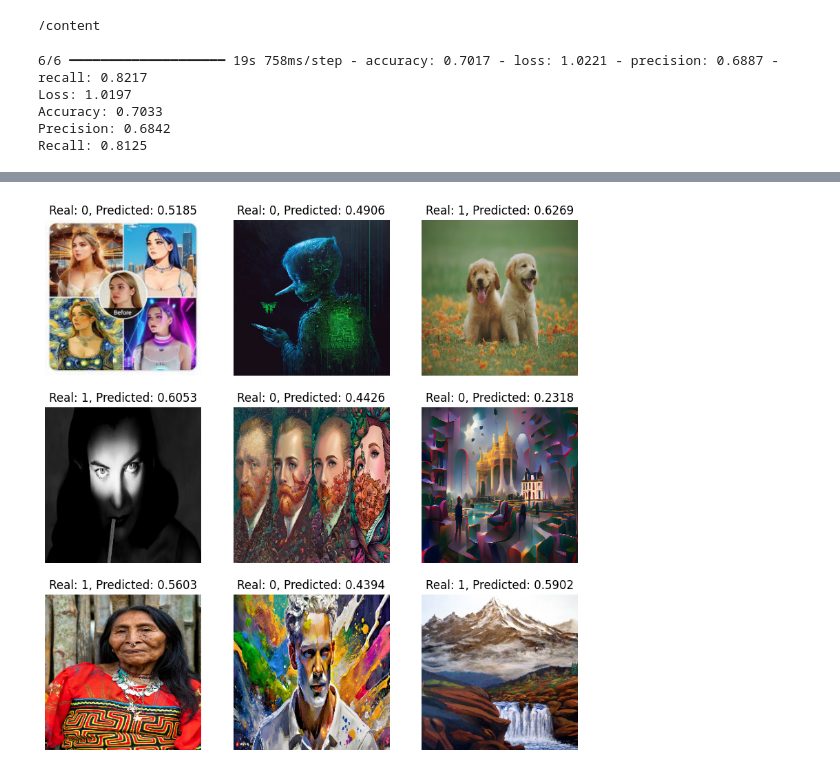
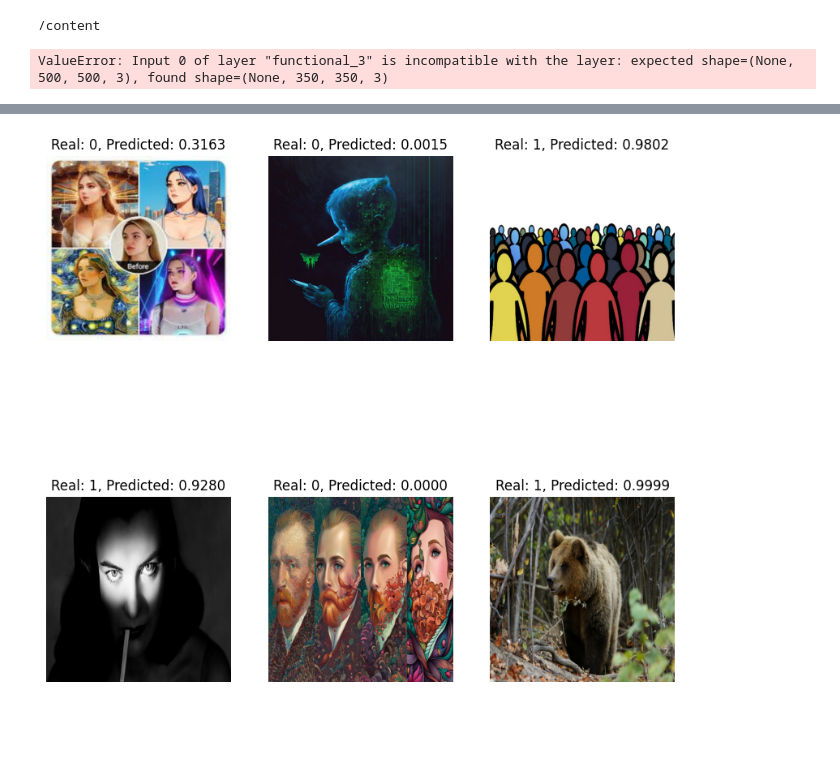
Before and after one commit to Morfinic/PWR_1_st.2_UM, a Jupyter notebook: P2.ipynb, the cells around one changed output, grey strips where cells are left out. Saved outputs shown, nothing was run; the diff lists cells and outputs as text; code cells hidden in the pictures; blank space fills up the shorter version.

```diff
--- a/P2.ipynb
+++ b/P2.ipynb
@@ -47,8 +47,8 @@ Devices:  [PhysicalDevice(name='/physical_device:CPU:0', device_type='CPU'), Phy
 # %%
 datasetPath = "/content/kaggle"
 
-imgDim = (250, 250)
-batchSize = 16
+imgDim = (350, 350)
+batchSize = 4
 
 dataset = tf.keras.utils.image_dataset_from_directory(
     datasetPath,
@@ -238,16 +240,12 @@ print(f"Accuracy: {val_accuracy:.4f}")
 print(f"Precision: {val_precision:.4f}")
 print(f"Recall: {val_recall:.4f}")
 # %% [output]
-6/6 ━━━━━━━━━━━━━━━━━━━━ 19s 758ms/step - accuracy: 0.7017 - loss: 1.0221 - precision: 0.6887 - recall: 0.8217
-Loss: 1.0197
-Accuracy: 0.7033
-Precision: 0.6842
-Recall: 0.8125
+ValueError: Input 0 of layer "functional_3" is incompatible with the layer: expected shape=(None, 500, 500, 3), found shape=(None, 350, 350, 3)
 # %%
 plt.figure(figsize=(10, 10))
 for images, labels in trainingSet.take(1):
-    for i in range(9):
-        ax = plt.subplot(3, 3, i + 1)
+    for i in range(6):
+        ax = plt.subplot(2, 3, i + 1)
         plt.imshow(np.array(images[i]).astype("uint8"))
         result = loadedModel.predict(np.expand_dims(np.array(images[i]), axis = 0))
         plt.title(f"Real: {int(labels[i])}, Predicted: {result[0 ,0]:.4f}")
@@ -265,4 +260,4 @@ for images, labels in trainingSet.take(1):
-[figure, old version]
+[figure, new version]
 # %%
 !mkdir /content/imgTest
 %cd /content/imgTest
```
Also changed, not shown: parts of 6 cells of this notebook.
